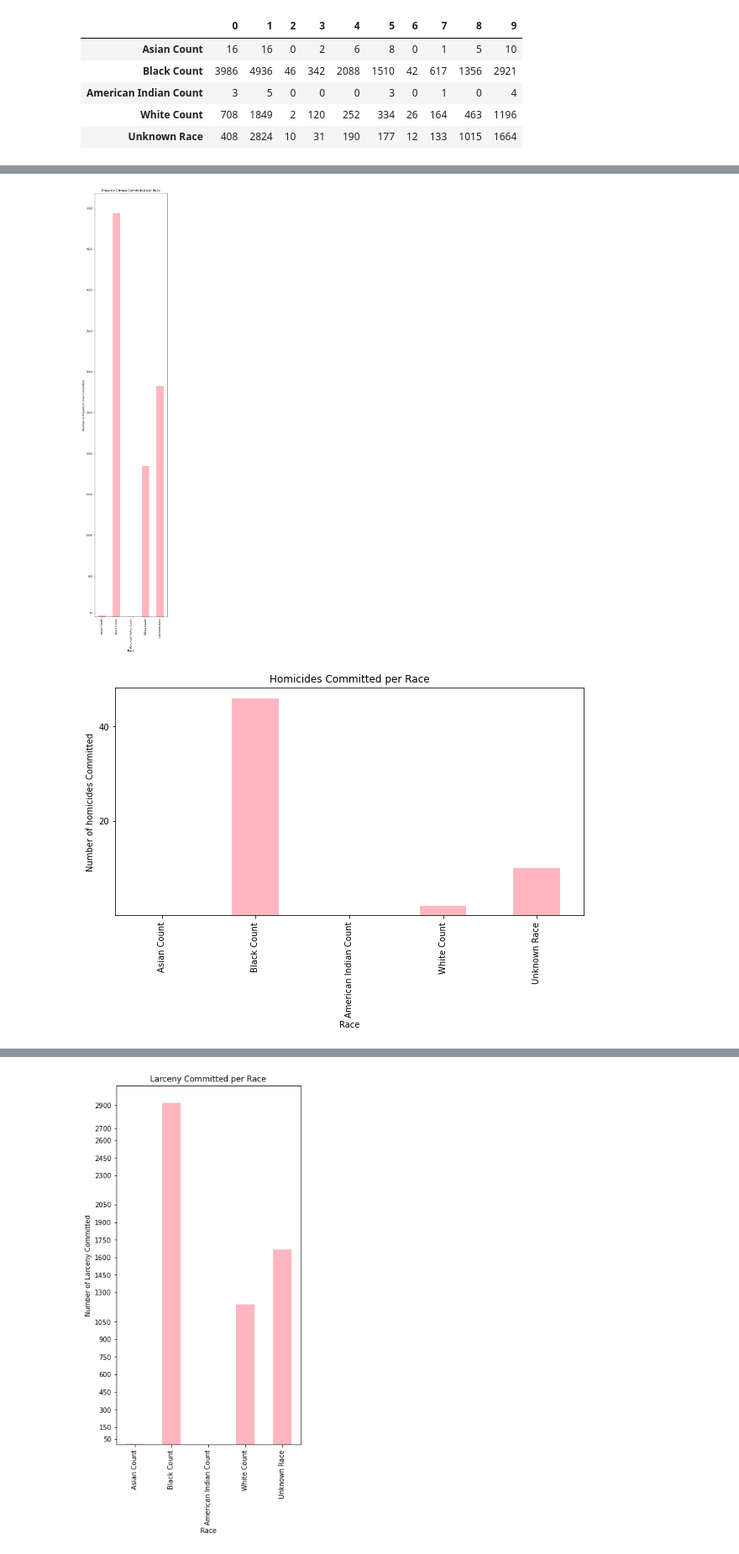
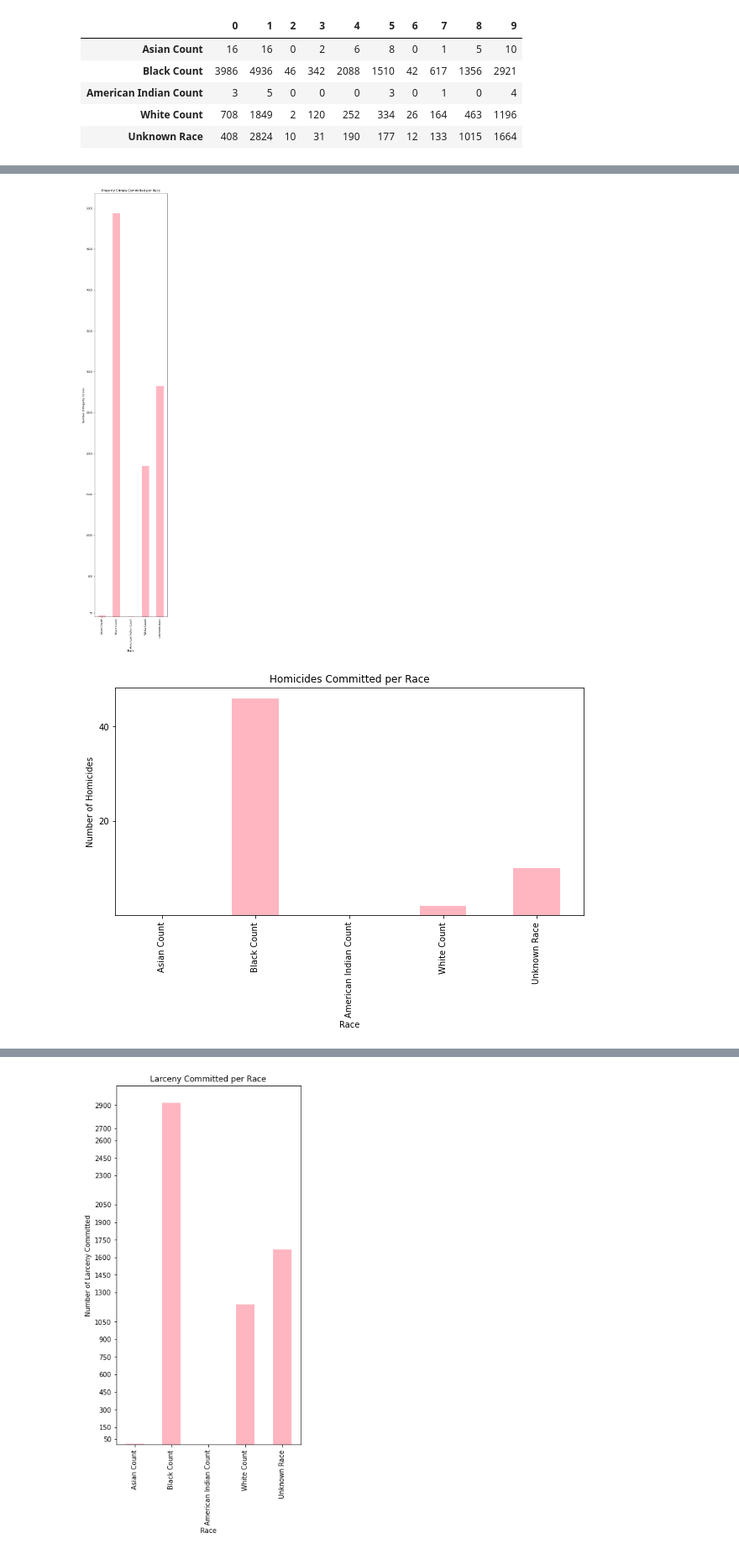
Before and after one commit to drjulie2105/Group_Project_1, a Jupyter notebook: Crime_Cuyahoga/crime_cuy.ipynb, the cells around one changed output, grey strips where cells are left out. Shown at 84% size. Saved outputs shown, nothing was run; the diff lists cells and outputs as text; code cells hidden in the pictures.

```diff
--- a/Crime_Cuyahoga/crime_cuy.ipynb
+++ b/Crime_Cuyahoga/crime_cuy.ipynb
@@ -594,5 +594,5 @@ plt.show()
 # %%
-# Creaate property crime bar graph
+# Creaate property crime bar graph - Race
 property_crime = Graph_race.loc[:,1]
 
 # Set x and y values
@@ -609,32 +609,32 @@ property_crime.plot(kind='bar', facecolor='lightpink', figsize=(5,30
 
 # Format
 plt.xlabel('Race')
-plt.ylabel('Number of Property Crimes Committed')
+plt.ylabel('Number of Property Crimes')
 plt.title('Property Crimes Committed per Race')
 plt.show()
 # %% [output]
-[figure, old version]
+[figure, new version]
 # %%
-# Creaate homicide bar graph
+# Creaate homicide bar graph - Race
 homicide_crime = Graph_race.loc[:,2]
 
 # Set x and y values
 y_axis = [Graph_race.loc[:,2]]
 x_axis = Graph_race.index
 
 # Set ticks
 ticks = 20, 40, 60, 80
 plt.yticks(ticks=ticks, labels=None)
 
 # Set type
 homicide_crime.plot(kind='bar', facecolor='lightpink', figsize=(10,5
 ))
 
 # Format
 plt.xlabel('Race')
-plt.ylabel('Number of homicides Committed')
+plt.ylabel('Number of Homicides')
 plt.title('Homicides Committed per Race')
 plt.show()
 # %% [output]
-[figure, old version]
+[figure, new version]
 # %%
```
Also changed, not shown: parts of 18 cells of this notebook, 1 other file.
